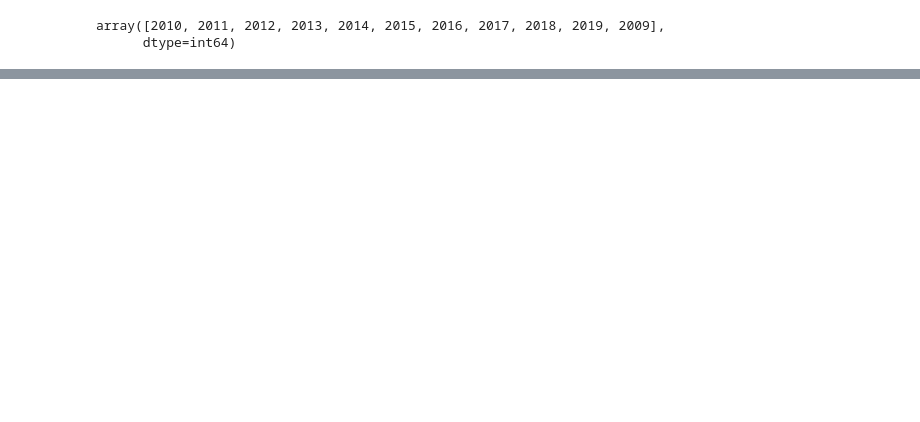
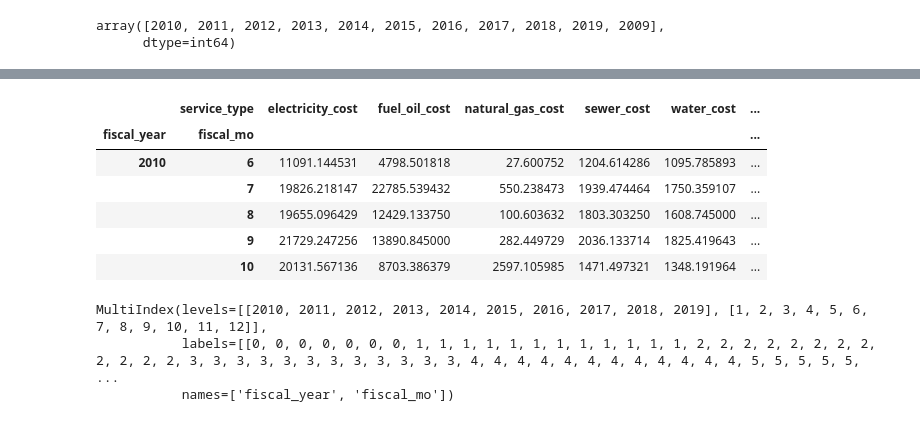
Before and after one commit to alanmitchell/fnsb-benchmark, a Jupyter notebook: testing/ben_upgrades.ipynb, the cells around one changed output, grey strips where cells are left out. Saved outputs shown, nothing was run; the diff lists cells and outputs as text; code cells hidden in the pictures; blank space fills up the shorter version.

```diff
--- a/testing/ben_upgrades.ipynb
+++ b/testing/ben_upgrades.ipynb
@@ -227,3 +431,60 @@ template_data = {'energy_index_comparison': {}}
 energy_services = bu.missing_energy_services([])
 df1 = df.query('site_id==@site')
                # Removed to include water in df1:  and service_type==@energy_services')
+# %%
+# Filter down to just this site's bills and only services that
+# are energy services.
+energy_services = bu.missing_energy_services([])
+df1 = df.query('site_id==@site')
+#if len(df1) == 0:
+    #return
+
+# Add in degree days to DataFrame
+months_present = bu.months_present(df1)
+deg_days = ut.degree_days_monthly(months_present, site)
+deg_days.set_index(['fiscal_year', 'fiscal_mo'], inplace=True)
+
+
+# Get building square footage and calculate EUIs and ECI.
+sq_ft = ut.building_info(site)['sq_ft']
+
+
+# Summarize Monthly Cost and usage by Service Type
+df_monthlycost = pd.pivot_table(df1, index=['fiscal_year', 'fiscal_mo'], columns='service_type', values='cost', aggfunc=np.sum)
+df_monthlycost = bu.add_missing_columns(df_monthlycost, bu.missing_services([]))
+
+
+
+# Seperate kWh and kW electricity costs
+df_units = pd.pivot_table(df1, index=['fiscal_year', 'fiscal_mo'], columns='units', values='cost', aggfunc=np.sum)
+bu.add_missing_columns(df_units, ['kWh', 'kW'])
+df_monthlycost['electricity_energy'] = df_units['kWh']
+df_monthlycost['electricity_demand'] = df_units['kW']
+
+# Add cost suffix
+df_monthlycost = df_monthlycost.add_suffix('_cost')
+
+df_monthlycost['total_utility_cost'] = df_monthlycost.sum(axis=1)
+df_monthlycost['total_water_cost'] = df_monthlycost[['water_cost', 'sewer_cost']].sum(axis=1)
+df_monthlycost['total_energy_cost'] = df_monthlycost.total_utility_cost - df_monthlycost.total_water_cost
+df_monthlycost['total_heat_cost'] = df_monthlycost.total_energy_cost - df_monthlycost.electricity_cost
+df_monthlycost['eci'] = df_monthlycost.total_energy_cost / sq_ft
+df_monthlycost['uci'] = df_monthlycost.total_utility_cost / sq_ft
+
+df_monthlycost_rolling = df_monthlycost.rolling(12, min_periods=None, center=False, win_type=None, on=None, axis=0, closed=None).sum().add_suffix('_12mo')
+# %%
+df_monthlycost.head()
+# %% [output]
+|  | service_type | electricity_cost | fuel_oil_cost | natural_gas_cost | sewer_cost | water_cost | ... |
+| fiscal_year | fiscal_mo |  |  |  |  |  | ... |
+| 2010 | 6 | 11091.144531 | 4798.501818 | 27.600752 | 1204.614286 | 1095.785893 | ... |
+|  | 7 | 19826.218147 | 22785.539432 | 550.238473 | 1939.474464 | 1750.359107 | ... |
+|  | 8 | 19655.096429 | 12429.133750 | 100.603632 | 1803.303250 | 1608.745000 | ... |
+|  | 9 | 21729.247256 | 13890.845000 | 282.449729 | 2036.133714 | 1825.419643 | ... |
+|  | 10 | 20131.567136 | 8703.386379 | 2597.105985 | 1471.497321 | 1348.191964 | ... |
+# %%
+df_monthlycost.index
+# %% [output]
+MultiIndex(levels=[[2010, 2011, 2012, 2013, 2014, 2015, 2016, 2017, 2018, 2019], [1, 2, 3, 4, 5, 6, 7, 8, 9, 10, 11, 12]],
+           labels=[[0, 0, 0, 0, 0, 0, 0, 1, 1, 1, 1, 1, 1, 1, 1, 1, 1, 1, 1, 2, 2, 2, 2, 2, 2, 2, 2, 2, 2, 2, 2, 3, 3, 3, 3, 3, 3, 3, 3, 3, 3, 3, 3, 4, 4, 4, 4, 4, 4, 4, 4, 4, 4, 4, 4, 5, 5, 5, 5, 5,  ...
+           names=['fiscal_year', 'fiscal_mo'])
```
Also changed, not shown: parts of 22 cells of this notebook, 2 other files.
